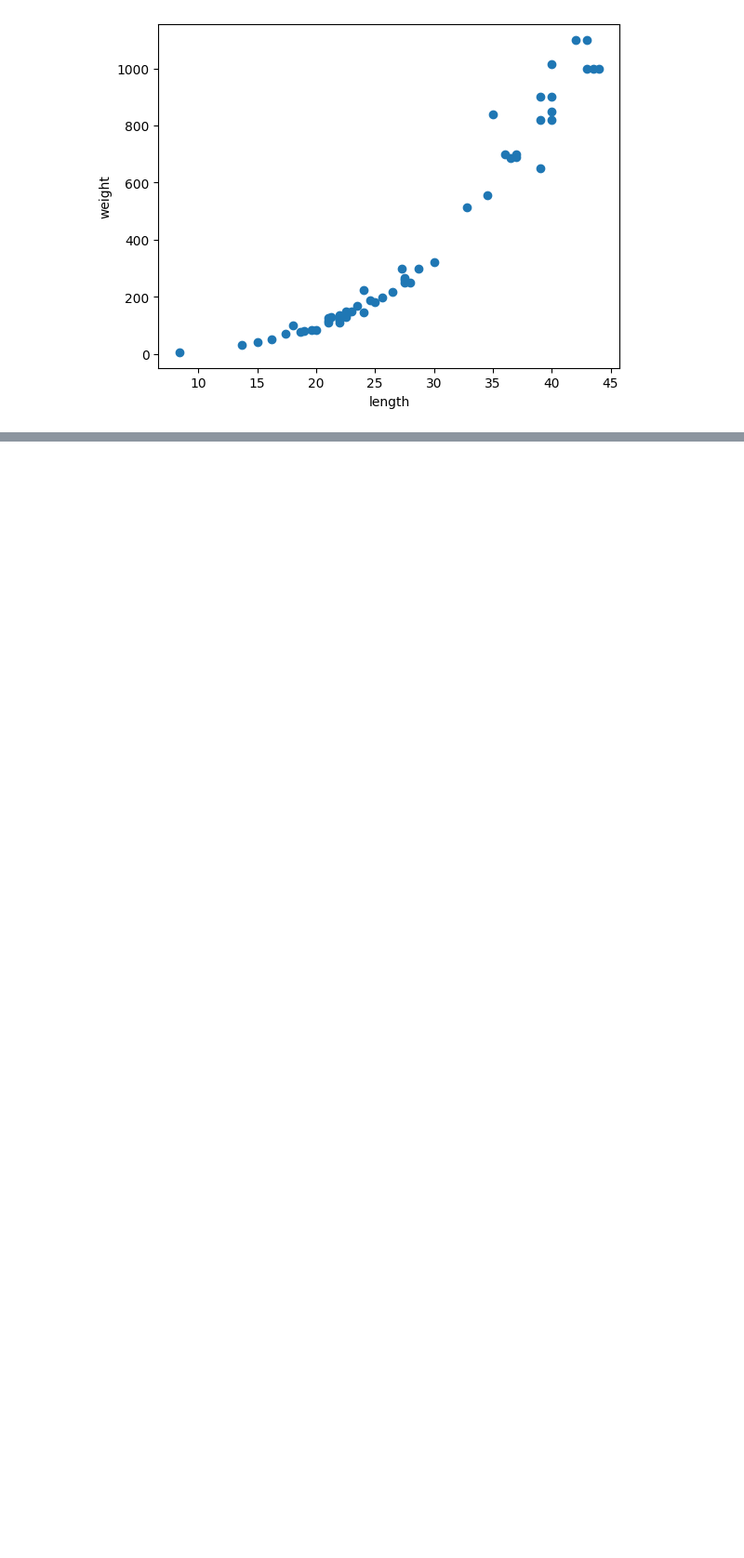
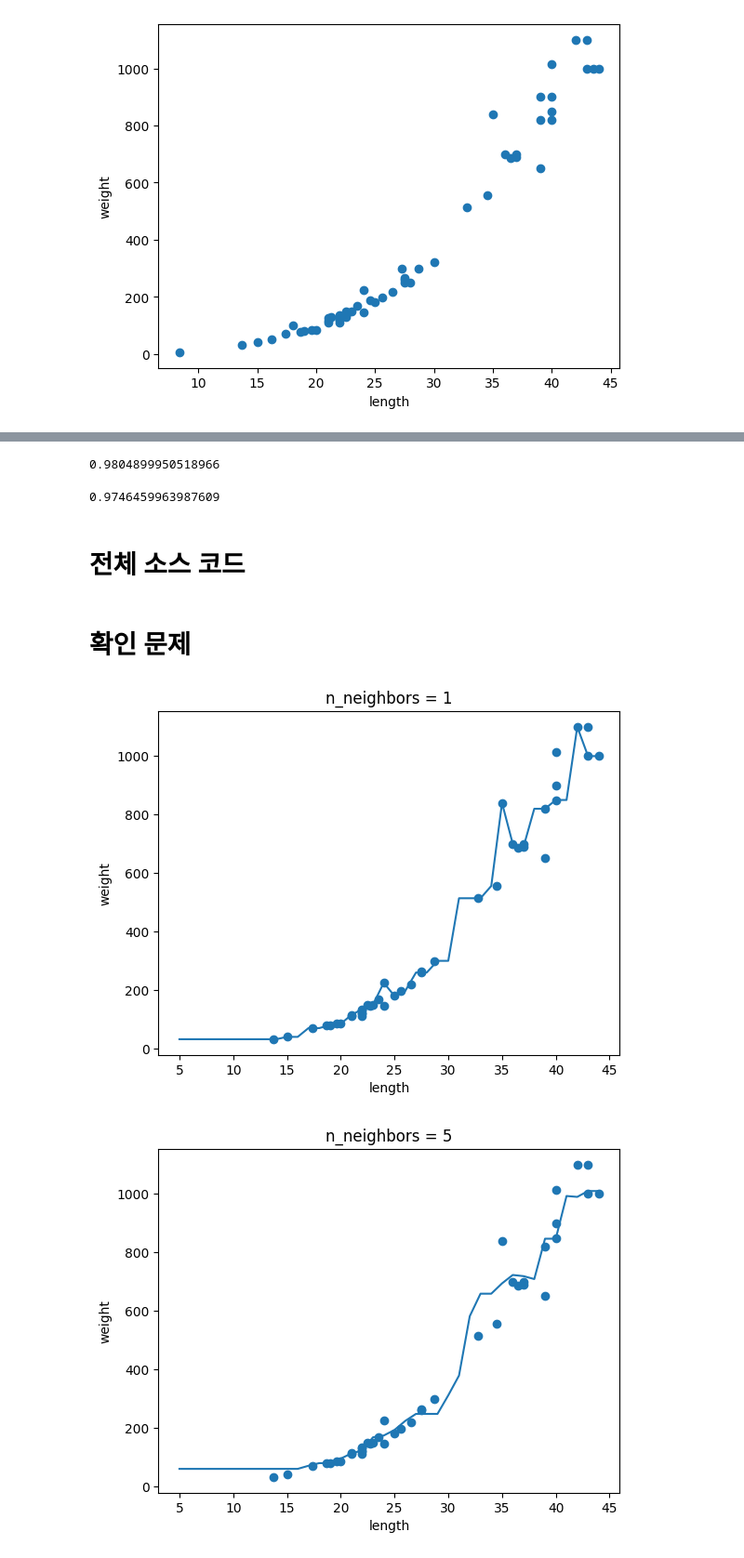
Before and after one commit to Lily-Jeong/Py_ML-DL, a Jupyter notebook: chapter03-1.ipynb, the cells around one changed output, grey strips where cells are left out. Shown: that part at 93% size. Cells and saved outputs as stored; diff of their text form; code cells hidden in the pictures; blank space fills up the shorter version.

```diff
--- a/chapter03-1.ipynb
+++ b/chapter03-1.ipynb
@@ -32,0 +88,15 @@ train_input, test_input, train_target, test_target = train_test_split(
+# %%
+# 이웃의 개수를 3으로 설정
+knr.n_neighbors = 3
+
+# 모델을 다시 훈련
+knr.fit(train_input, train_target)
+print(knr.score(train_input, train_target))
+# %% [output]
+0.9804899950518966
+# %%
+print(knr.score(test_input, test_target))
+# %% [output]
+0.9746459963987609
+# %% [markdown]
+# 전체 소스 코드
@@ -32,0 +175,27 @@ train_input, test_input, train_target, test_target = train_test_split(
+# %% [markdown]
+# 확인 문제
+# %%
+# k-최근접 이웃 회귀 객체를 만듭니다
+knr = KNeighborsRegressor()
+# 5에서 45까지 x좌표를 만듭니다
+x = np.arange(5, 45).reshape(-1, 1)
+
+# n = 1, 5, 10일 때 예측 결과를 그래프로 그립니다
+for n in [1, 5, 10]:
+    # 모델을 훈련합니다
+    knr.n_neighbors = n
+    knr.fit(train_input, train_target)
+
+    # 지정한 범위 x에 대한 예측을 구합니다
+    prediction = knr.predict(x)
+
+    # 훈련 세트와 예측 결과를 그래프로 그립니다
+    plt.scatter(train_input, train_target)
+    plt.plot(x, prediction)
+    plt.title('n_neighbors = {}'.format(n))
+    plt.xlabel('length')
+    plt.ylabel('weight')
+    plt.show()
+# %% [output]
+[figure, added]
+[figure, added]
```
Also changed, not shown: parts of 13 cells of this notebook, 3 other files.
